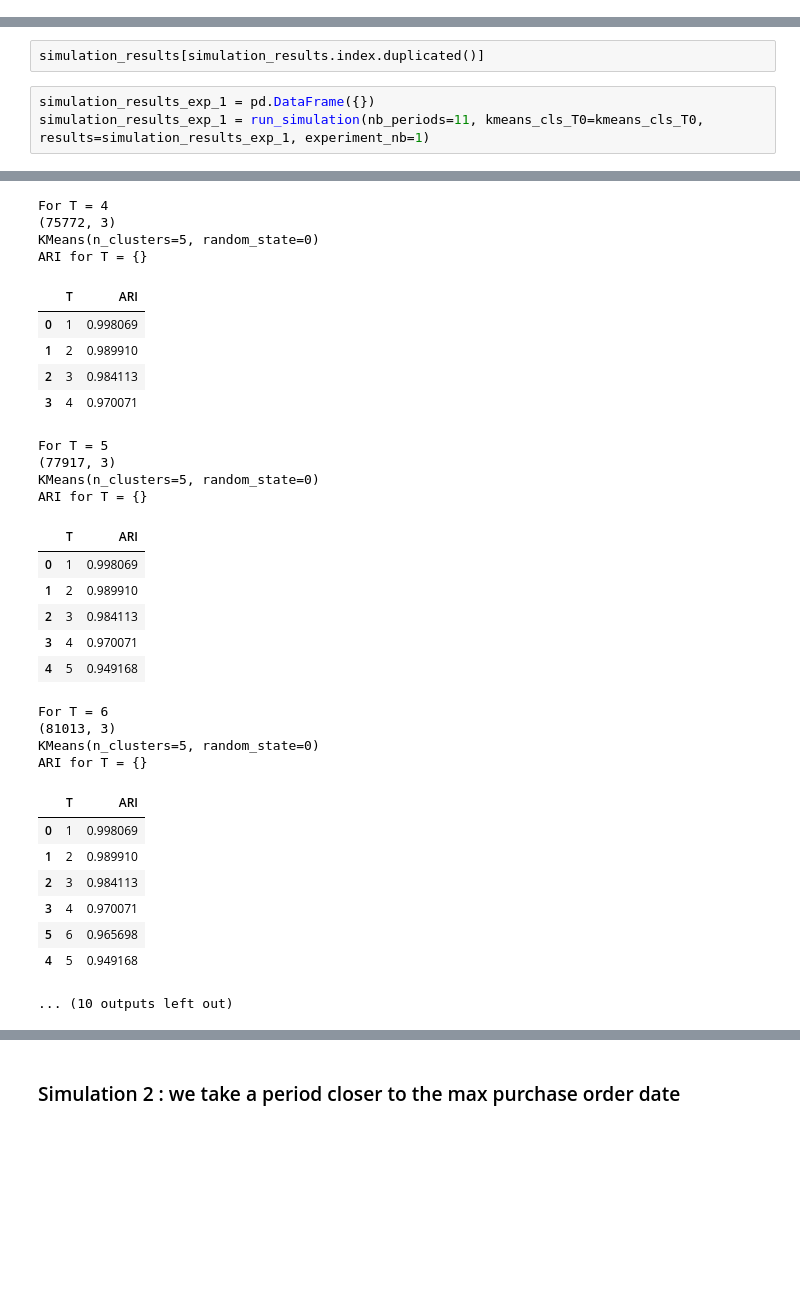
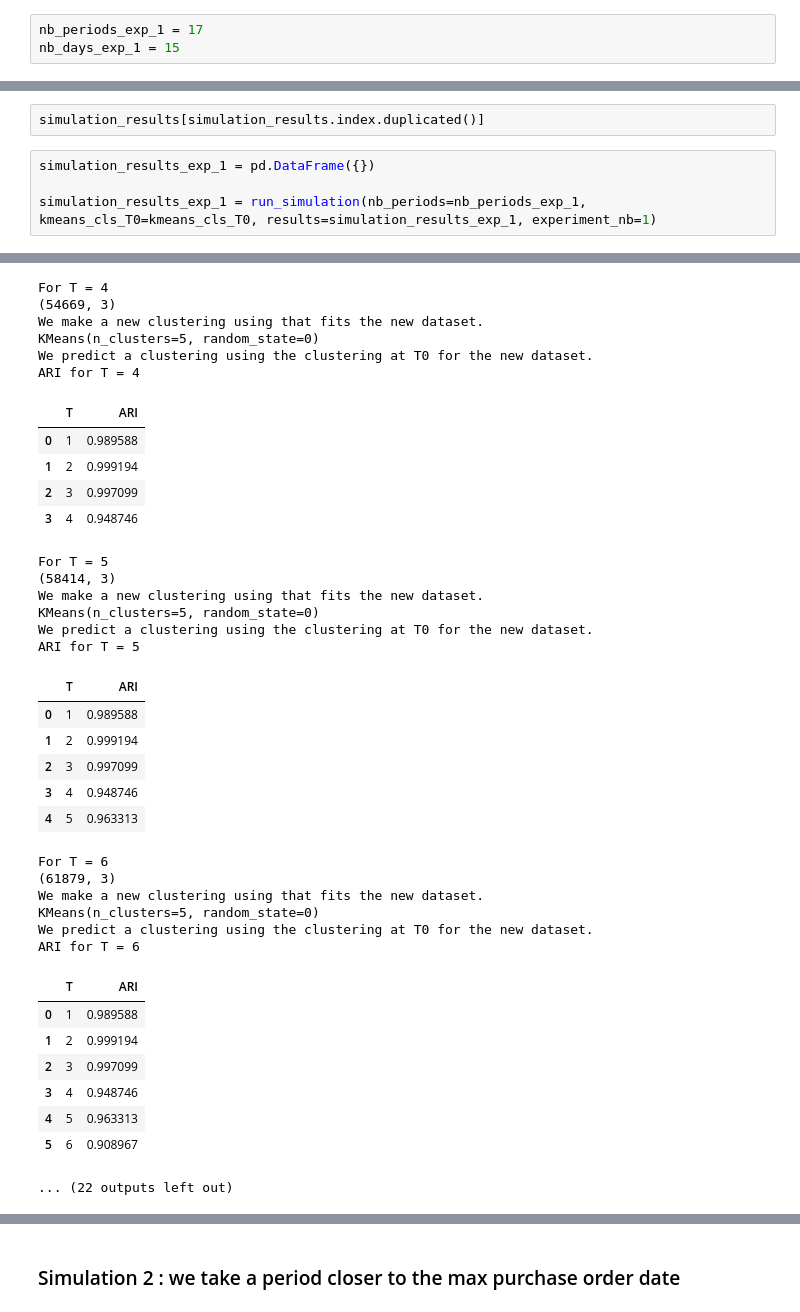
Before and after one commit to oumeima-elgharbi/P5_Data_Science_OpenClassrooms, a Jupyter notebook: P5_03_simulation.ipynb, the cells around one changed output, grey strips where cells are left out. Drawn from its saved outputs; the diff is of its cells as text; blank space fills up the shorter version.

```diff
--- a/P5_03_simulation.ipynb
+++ b/P5_03_simulation.ipynb
@@ -132,6 +132,9 @@ dataset_rfm_previous_days
 ## II) Simulation
 # %% [markdown]
 ### Simulation 1 : simulation over 6 months
+# %%
+nb_periods_exp_1 = 17
+nb_days_exp_1 = 15
 # %% [markdown]
 ##### Experiment 1 : We create datasets and csv files over 6 months
 # %%
@@ -265,6 +286,7 @@ ARI_T1
 simulation_results[simulation_results.index.duplicated()]
 # %%
 simulation_results_exp_1 = pd.DataFrame({})
-simulation_results_exp_1 = run_simulation(nb_periods=11, kmeans_cls_T0=kmeans_cls_T0, results=simulation_results_exp_1, experiment_nb=1)
+
+simulation_results_exp_1 = run_simulation(nb_periods=nb_periods_exp_1, kmeans_cls_T0=kmeans_cls_T0, results=simulation_results_exp_1, experiment_nb=1)
 # %% [output]
 For T = 1
@@ -291,34 +319,40 @@ ARI for T = {}
 For T = 4
-(75772, 3)
+(54669, 3)
+We make a new clustering using that fits the new dataset.
 KMeans(n_clusters=5, random_state=0)
-ARI for T = {}
+We predict a clustering using the clustering at T0 for the new dataset.
+ARI for T = 4
 |  | T | ARI |
-| 0 | 1 | 0.998069 |
-| 1 | 2 | 0.989910 |
-| 2 | 3 | 0.984113 |
-| 3 | 4 | 0.970071 |
+| 0 | 1 | 0.989588 |
+| 1 | 2 | 0.999194 |
+| 2 | 3 | 0.997099 |
+| 3 | 4 | 0.948746 |
 For T = 5
-(77917, 3)
+(58414, 3)
+We make a new clustering using that fits the new dataset.
 KMeans(n_clusters=5, random_state=0)
-ARI for T = {}
+We predict a clustering using the clustering at T0 for the new dataset.
+ARI for T = 5
 |  | T | ARI |
-| 0 | 1 | 0.998069 |
-| 1 | 2 | 0.989910 |
-| 2 | 3 | 0.984113 |
-| 3 | 4 | 0.970071 |
-| 4 | 5 | 0.949168 |
+| 0 | 1 | 0.989588 |
+| 1 | 2 | 0.999194 |
+| 2 | 3 | 0.997099 |
+| 3 | 4 | 0.948746 |
+| 4 | 5 | 0.963313 |
 For T = 6
-(81013, 3)
+(61879, 3)
+We make a new clustering using that fits the new dataset.
 KMeans(n_clusters=5, random_state=0)
-ARI for T = {}
+We predict a clustering using the clustering at T0 for the new dataset.
+ARI for T = 6
 |  | T | ARI |
-| 0 | 1 | 0.998069 |
-| 1 | 2 | 0.989910 |
-| 2 | 3 | 0.984113 |
-| 3 | 4 | 0.970071 |
-| 5 | 6 | 0.965698 |
-| 4 | 5 | 0.949168 |
+| 0 | 1 | 0.989588 |
+| 1 | 2 | 0.999194 |
+| 2 | 3 | 0.997099 |
+| 3 | 4 | 0.948746 |
+| 4 | 5 | 0.963313 |
+| 5 | 6 | 0.908967 |
-... (10 outputs left out)
+... (22 outputs left out)
 # %%
 simulation_results_exp_1
 # %% [output]
```
Also changed, not shown: parts of 18 cells of this notebook, 4 other files.
